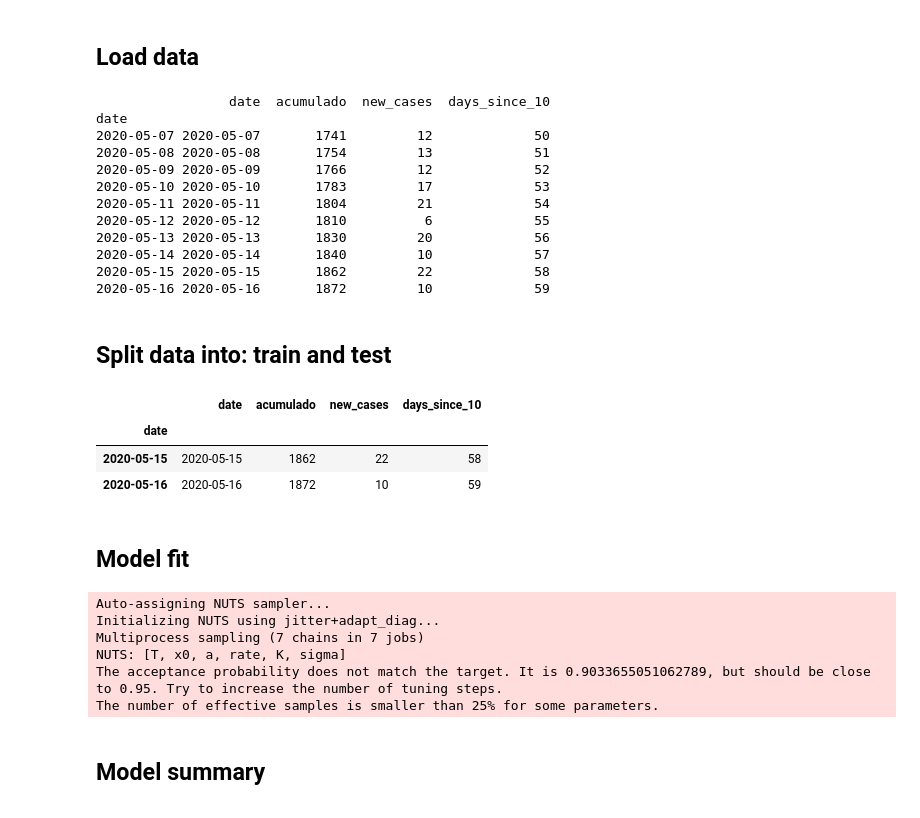
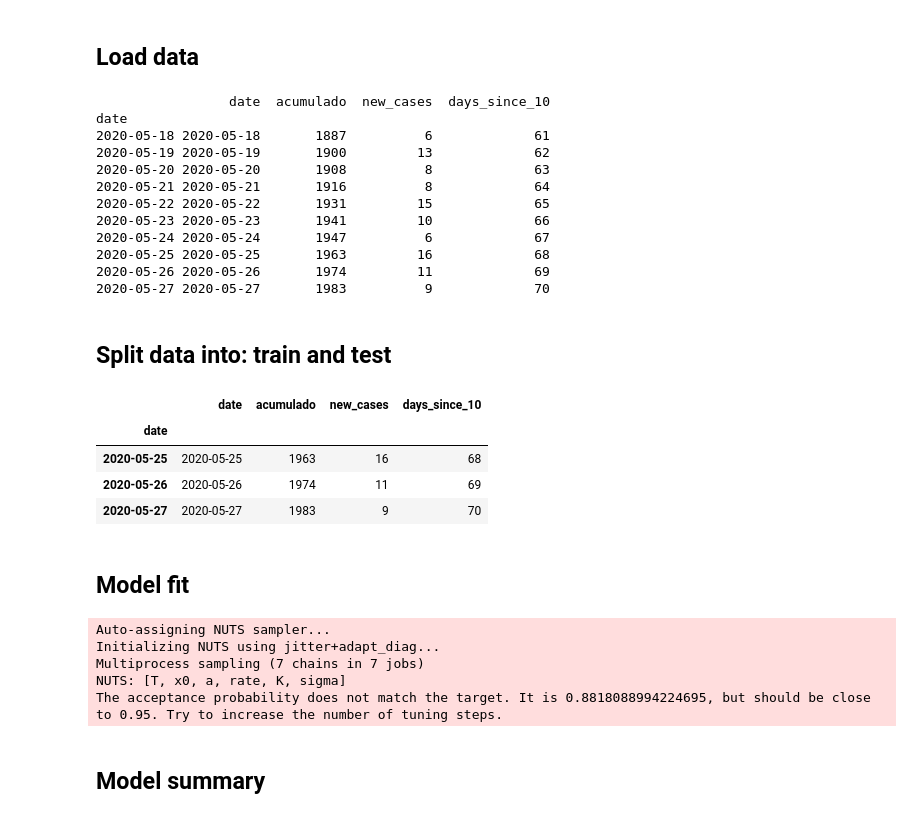
Before and after one commit to jorivero83/covid19, a Jupyter notebook: train_and_save_model.ipynb, the cells around one changed output. Cells and saved outputs as stored; diff of their text form; code cells hidden in the pictures.

```diff
--- a/train_and_save_model.ipynb
+++ b/train_and_save_model.ipynb
@@ -11,7 +11,7 @@ import arviz as az
 # %%
 # Global parameters
 country = 'Cuba'
-ndays_limit = 58
+ndays_limit = 68
 epidemic_start = 10
 x_data_label = 'days_since_{}'.format(epidemic_start)
 
@@ -28,27 +28,28 @@ print(df.tail(10))
 # %% [output]
                  date  acumulado  new_cases  days_since_10
 date
-2020-05-07 2020-05-07       1741         12             50
-2020-05-08 2020-05-08       1754         13             51
-2020-05-09 2020-05-09       1766         12             52
-2020-05-10 2020-05-10       1783         17             53
-2020-05-11 2020-05-11       1804         21             54
-2020-05-12 2020-05-12       1810          6             55
-2020-05-13 2020-05-13       1830         20             56
-2020-05-14 2020-05-14       1840         10             57
-2020-05-15 2020-05-15       1862         22             58
-2020-05-16 2020-05-16       1872         10             59
+2020-05-18 2020-05-18       1887          6             61
+2020-05-19 2020-05-19       1900         13             62
+2020-05-20 2020-05-20       1908          8             63
+2020-05-21 2020-05-21       1916          8             64
+2020-05-22 2020-05-22       1931         15             65
+2020-05-23 2020-05-23       1941         10             66
+2020-05-24 2020-05-24       1947          6             67
+2020-05-25 2020-05-25       1963         16             68
+2020-05-26 2020-05-26       1974         11             69
+2020-05-27 2020-05-27       1983          9             70
 # %% [markdown]
 ## Split data into: train and test
 # %%
-df_train = df.loc['2020-03-18':'2020-05-14']
-df_test = df.loc['2020-05-15':'2020-05-16']
+df_train = df.loc['2020-03-18':'2020-05-24']
+df_test = df.loc['2020-05-25':'2020-05-27']
 df_test
 # %% [output]
 |  | date | acumulado | new_cases | days_since_10 |
 | date |  |  |  |  |
-| 2020-05-15 | 2020-05-15 | 1862 | 22 | 58 |
-| 2020-05-16 | 2020-05-16 | 1872 | 10 | 59 |
+| 2020-05-25 | 2020-05-25 | 1963 | 16 | 68 |
+| 2020-05-26 | 2020-05-26 | 1974 | 11 | 69 |
+| 2020-05-27 | 2020-05-27 | 1983 | 9 | 70 |
 # %% [markdown]
 ## Model fit
 # %%
@@ -81,8 +82,7 @@ Auto-assigning NUTS sampler...
 Initializing NUTS using jitter+adapt_diag...
 Multiprocess sampling (7 chains in 7 jobs)
 NUTS: [T, x0, a, rate, K, sigma]
-The acceptance probability does not match the target. It is 0.9033655051062789, but should be close to 0.95. Try to increase the number of tuning steps.
-The number of effective samples is smaller than 25% for some parameters.
+The acceptance probability does not match the target. It is 0.8818088994224695, but should be close to 0.95. Try to increase the number of tuning steps.
 # %% [markdown]
 ## Model summary
 # %%
```
Also changed, not shown: parts of 10 cells of this notebook, 6 other files.
